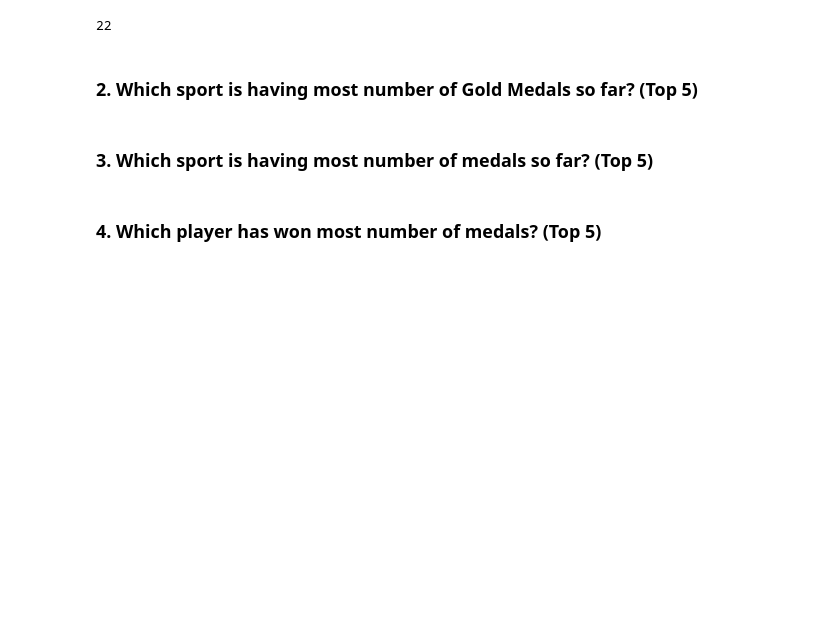
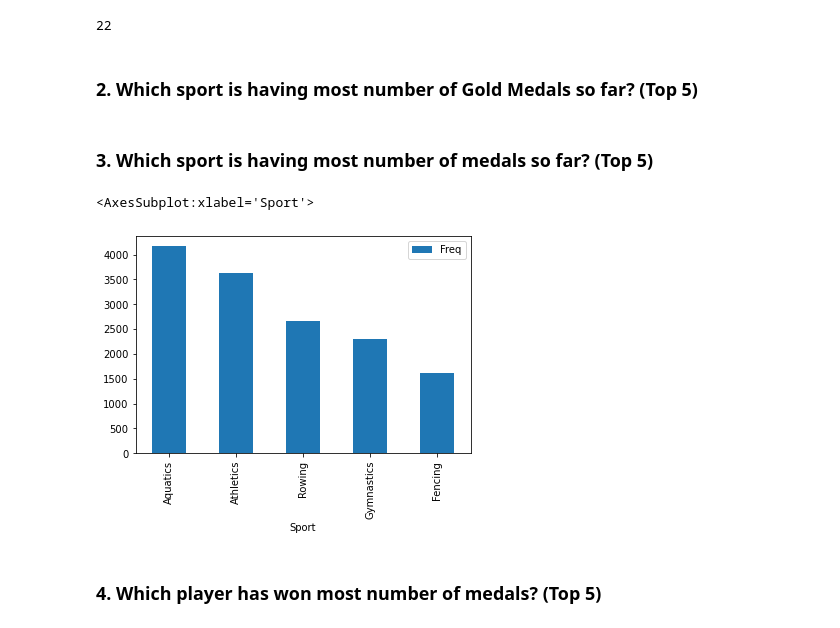
Before and after one commit to manuvarghese0603/Summer-Olympics, a Jupyter notebook: Summer.ipynb, the cells around one changed output. Drawn from its saved outputs; the diff is of its cells as text; code cells hidden in the pictures; blank space fills up the shorter version.

```diff
--- a/Summer.ipynb
+++ b/Summer.ipynb
@@ -55,5 +85,24 @@ len(df['City'].unique())
 ### 2. Which sport is having most number of Gold Medals so far? (Top 5)
 # %% [markdown]
 ### 3. Which sport is having most number of medals so far? (Top 5)
+# %%
+# Creating an empty list
+medal_lst = []
+
+# Storing the value of no. of medals won in different types of sports in the list
+for sport in df['Sport'].unique():
+    medal_lst.append([sport,len(df[df['Sport'] == sport])])
+
+# Converting the list into data frame
+medal_df = pd.DataFrame(medal_lst,columns = ['Sport','Freq'])
+
+# Sorting the data frame according to the Frequency
+medal_sorted = medal_df.sort_values(by = 'Freq',ascending = False)
+
+# Plotting the bar graph
+medal_sorted.head().plot(x = 'Sport', y = 'Freq',kind = 'bar')
+# %% [output]
+<AxesSubplot:xlabel='Sport'>
+[figure, added]
 # %% [markdown]
 ### 4. Which player has won most number of medals? (Top 5)
```
Also changed, not shown: parts of 9 cells of this notebook.
